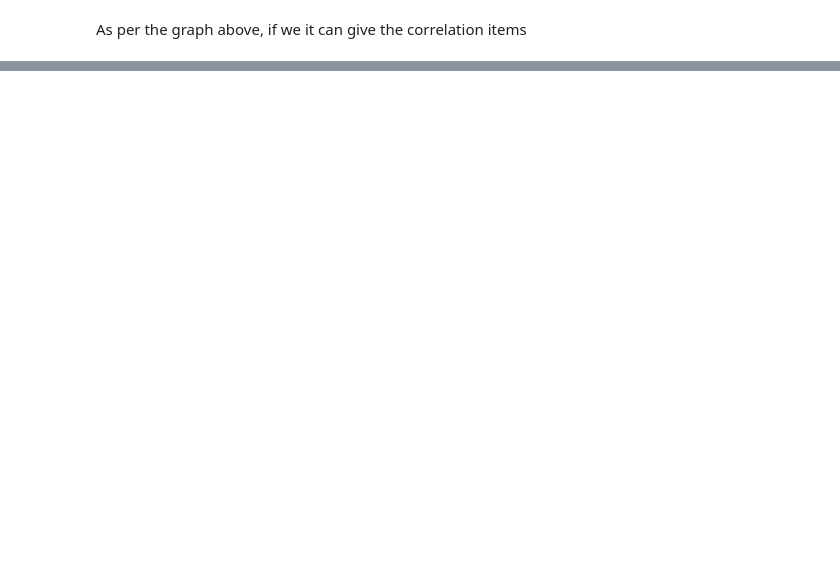
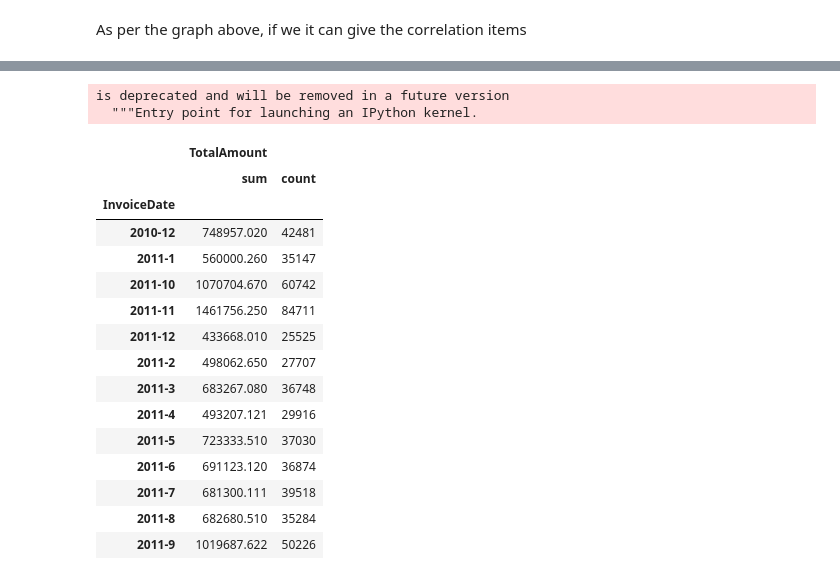
Before and after one commit to JAsanka/BUSINESS-INTELLIGENCE-SYSTEM, a Jupyter notebook: Untitled1.ipynb, the cells around one changed output, grey strips where cells are left out. Saved outputs shown, nothing was run; the diff lists cells and outputs as text; code cells hidden in the pictures; blank space fills up the shorter version.

```diff
--- a/Untitled1.ipynb
+++ b/Untitled1.ipynb
@@ -277,0 +287,5 @@ As per the graph above, if we it can give the correlation items
+# %%
+for_pred = prod_prof
+new_inv = for_pred["InvoiceDate"].apply(lambda x:str(x.year) + "-" + str(x.month))
+for_pred["InvoiceDate"] = new_inv
+for_pred.head()
@@ -277,0 +299,22 @@ As per the graph above, if we it can give the correlation items
+# %%
+summary_sets = for_pred.groupby("InvoiceDate")["TotalAmount"].agg({"TotalAmount":["sum","count"]})
+summary_sets
+# %% [output]
+is deprecated and will be removed in a future version
+  """Entry point for launching an IPython kernel.
+|  | TotalAmount |  |
+|  | sum | count |
+| InvoiceDate |  |  |
+| 2010-12 | 748957.020 | 42481 |
+| 2011-1 | 560000.260 | 35147 |
+| 2011-10 | 1070704.670 | 60742 |
+| 2011-11 | 1461756.250 | 84711 |
+| 2011-12 | 433668.010 | 25525 |
+| 2011-2 | 498062.650 | 27707 |
+| 2011-3 | 683267.080 | 36748 |
+| 2011-4 | 493207.121 | 29916 |
+| 2011-5 | 723333.510 | 37030 |
+| 2011-6 | 691123.120 | 36874 |
+| 2011-7 | 681300.111 | 39518 |
+| 2011-8 | 682680.510 | 35284 |
+| 2011-9 | 1019687.622 | 50226 |
```
Also changed, not shown: parts of 15 cells of this notebook.
